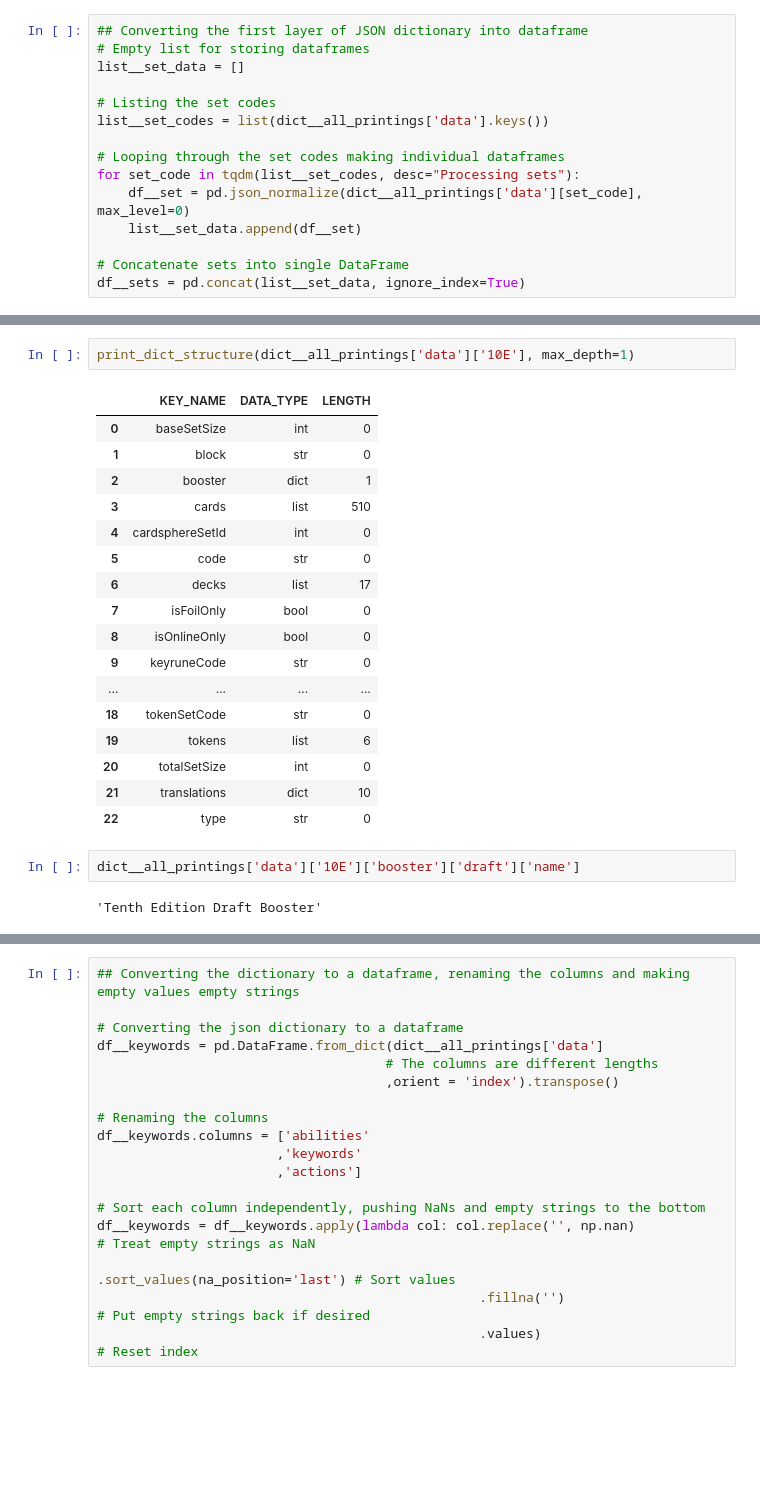
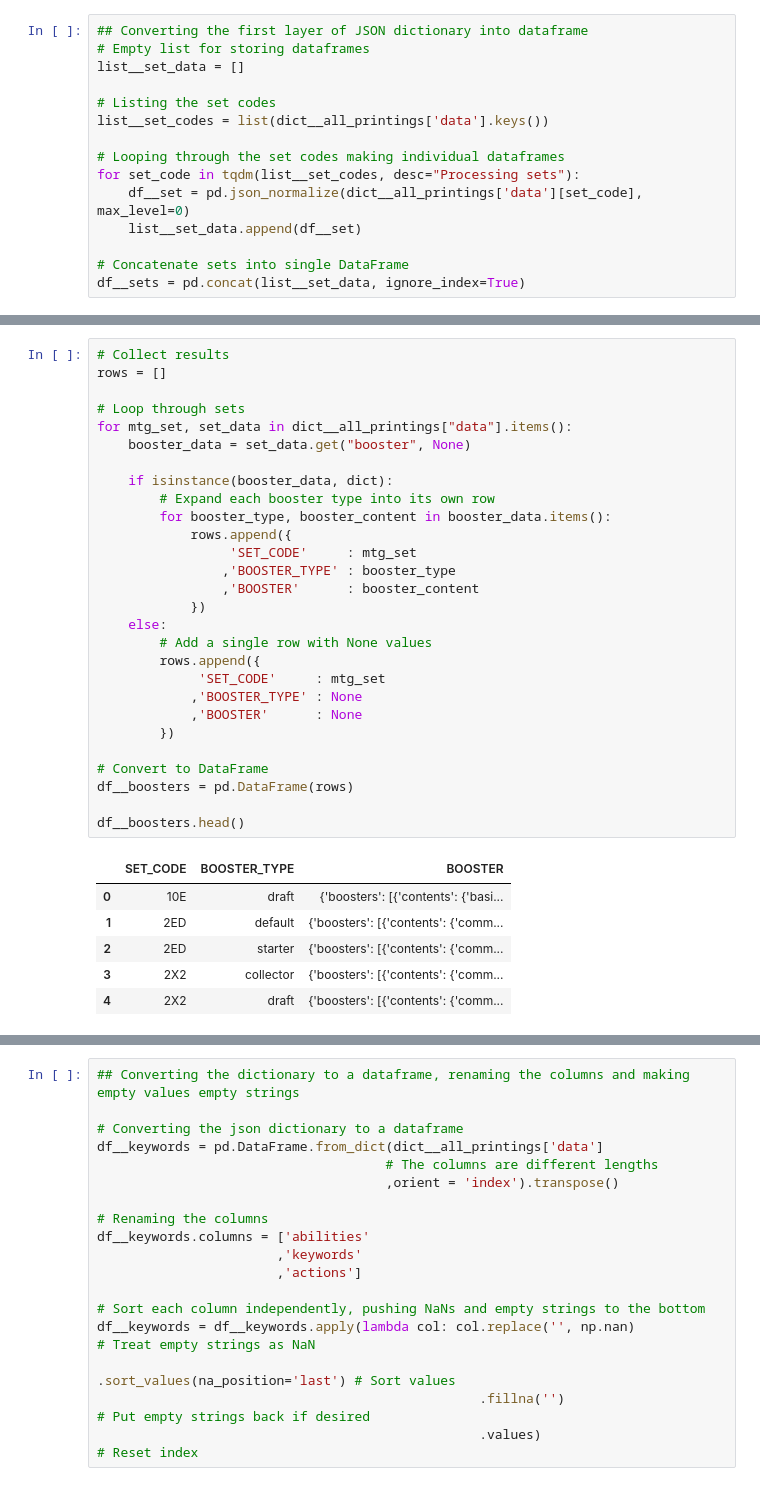
Before and after one commit to demonkeyfire/mtg-analysis-and-modelling, a Jupyter notebook: notebooks/all_printings.ipynb, the cells around one changed output, grey strips where cells are left out. Saved outputs shown, nothing was run; the diff lists cells and outputs as text; blank space fills up the shorter version.

Commit message:
Investigating the boosters json structure

```diff
--- a/notebooks/all_printings.ipynb
+++ b/notebooks/all_printings.ipynb
@@ -350,24 +321,35 @@ Index(['baseSetSize', 'block', 'booster', 'cards', 'cardsphereSetId', 'code',
-# %%
-print_dict_structure(dict__all_printings['data']['10E'], max_depth=1)
-# %% [output]
-|  | KEY_NAME | DATA_TYPE | LENGTH |
-| 0 | baseSetSize | int | 0 |
-| 1 | block | str | 0 |
-| 2 | booster | dict | 1 |
-| 3 | cards | list | 510 |
-| 4 | cardsphereSetId | int | 0 |
-| 5 | code | str | 0 |
-| 6 | decks | list | 17 |
-| 7 | isFoilOnly | bool | 0 |
-| 8 | isOnlineOnly | bool | 0 |
-| 9 | keyruneCode | str | 0 |
-| ... | ... | ... | ... |
-| 18 | tokenSetCode | str | 0 |
-| 19 | tokens | list | 6 |
-| 20 | totalSetSize | int | 0 |
-| 21 | translations | dict | 10 |
-| 22 | type | str | 0 |
-# %%
-dict__all_printings['data']['10E']['booster']['draft']['name']
-# %% [output]
-'Tenth Edition Draft Booster'
+# %%
+# Collect results
+rows = []
+
+# Loop through sets
+for mtg_set, set_data in dict__all_printings["data"].items():
+    booster_data = set_data.get("booster", None)
+
+    if isinstance(booster_data, dict):
+        # Expand each booster type into its own row
+        for booster_type, booster_content in booster_data.items():
+            rows.append({
+                 'SET_CODE'     : mtg_set
+                ,'BOOSTER_TYPE' : booster_type
+                ,'BOOSTER'      : booster_content
+            })
+    else:
+        # Add a single row with None values
+        rows.append({
+             'SET_CODE'     : mtg_set
+            ,'BOOSTER_TYPE' : None
+            ,'BOOSTER'      : None
+        })
+
+# Convert to DataFrame
+df__boosters = pd.DataFrame(rows)
+
+df__boosters.head()
+# %% [output]
+|  | SET_CODE | BOOSTER_TYPE | BOOSTER |
+| 0 | 10E | draft | {'boosters': [{'contents': {'basi... |
+| 1 | 2ED | default | {'boosters': [{'contents': {'comm... |
+| 2 | 2ED | starter | {'boosters': [{'contents': {'comm... |
+| 3 | 2X2 | collector | {'boosters': [{'contents': {'comm... |
+| 4 | 2X2 | draft | {'boosters': [{'contents': {'comm... |
```
Also changed, not shown: parts of 4 cells of this notebook.
